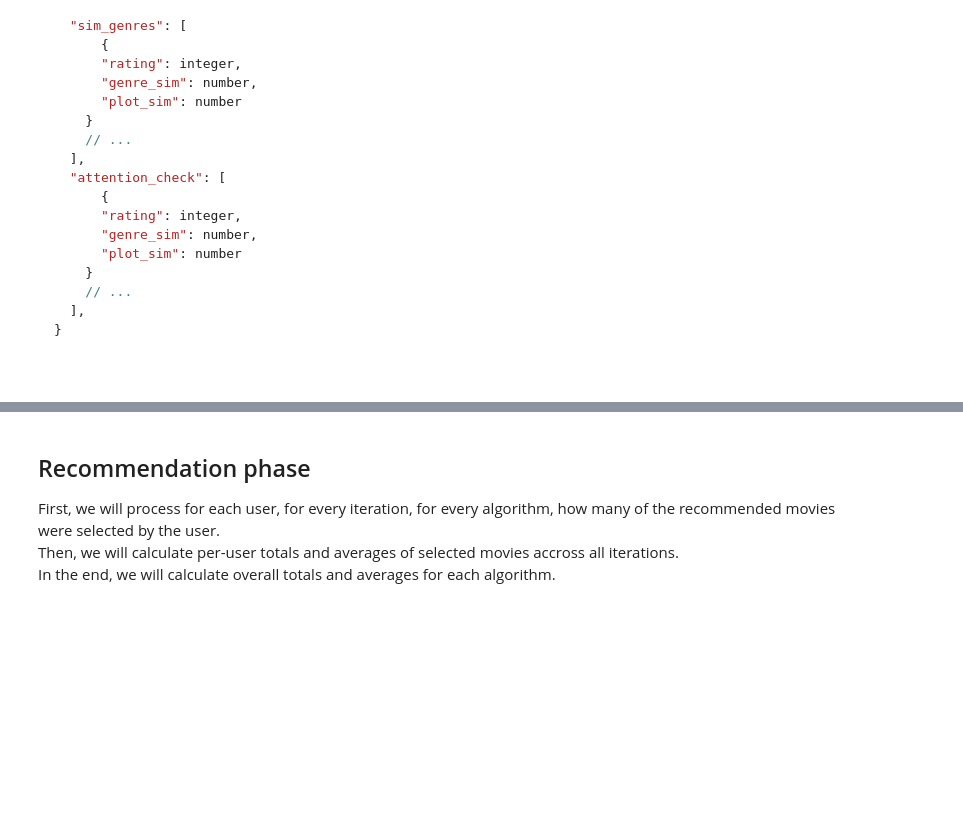
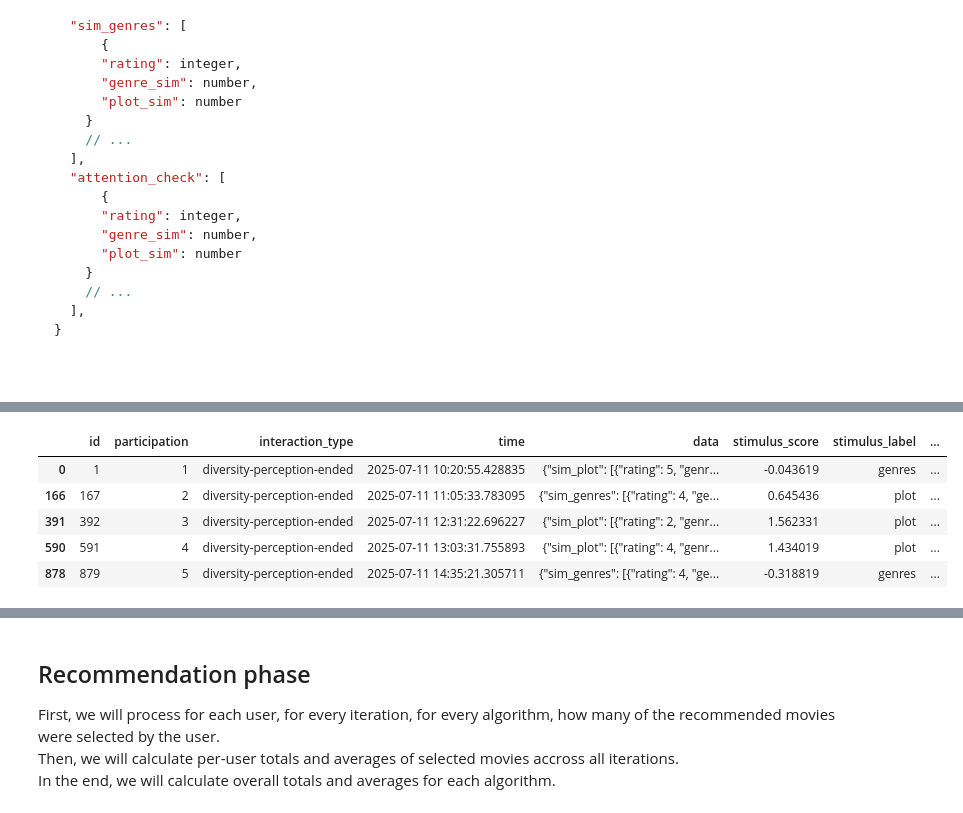
Before and after one commit to RichardFedak/llm-diversity, a Jupyter notebook: experiment/EasyStudy/reporting/report_pre_study.ipynb, the cells around one changed output, grey strips where cells are left out. Drawn from its saved outputs; the diff is of its cells as text; code cells hidden in the pictures; blank space fills up the shorter version.

```diff
--- a/experiment/EasyStudy/reporting/report_pre_study.ipynb
+++ b/experiment/EasyStudy/reporting/report_pre_study.ipynb
@@ -168,0 +137,78 @@ overall_avg
+# %%
+class DiversityStimulus(str, Enum):
+    GENRES = "genres"
+    PLOT = "plot"
+
+def rating_to_directional_effect(rating):
+    """
+    Convert rating to effect:
+    - 1 or 2 -> user thinks movies are similar → +delta
+    - 4 or 5 -> user thinks movies are diverse → -delta
+    - 3 → neutral, no effect
+    """
+    if rating in (1, 2):
+        return 1
+    elif rating in (4, 5):
+        return -1
+    else:
+        return 0
+
+def compute_pair_deltas(pairs):
+    """
+    Compute signed delta for each pair based on plot_sim and genre_sim.
+    Positive delta if plot_sim > genre_sim (push toward plot),
+    negative if genre_sim > plot_sim (push toward genre).
+    """
+    deltas = []
+    for pair in pairs:
+        plot_sim = float(pair['plot_sim'])
+        genre_sim = float(pair['genre_sim'])
+        diff = abs(plot_sim - genre_sim)
+        direction = 1 if plot_sim > genre_sim else -1
+        deltas.append(direction * diff)
+    return deltas
+
+def compute_stimulus_score(div_perception):
+    """
+    Given the diversity perception data JSON (dict),
+    compute total stimulus score as sum of rating effect * delta,
+    return numeric score and final stimulus type label.
+    """
+    all_pairs = div_perception.get('sim_genres', []) + div_perception.get('sim_plot', [])
+    ratings = [int(item['rating']) for item in all_pairs]
+
+    deltas = compute_pair_deltas(all_pairs)
+
+    stimulus_score = 0.0
+    for delta, rating in zip(deltas, ratings):
+        effect = rating_to_directional_effect(rating)
+        stimulus_score += effect * delta
+
+    stimulus_label = DiversityStimulus.PLOT if stimulus_score >= 0 else DiversityStimulus.GENRES
+    return stimulus_score, stimulus_label.value
+
+def apply_stimulus(row):
+    data_json = json.loads(row['data'])
+    score, label = compute_stimulus_score(data_json)
+    return pd.Series({"stimulus_score": score, "stimulus_label": label})
+
+div_df[['stimulus_score', 'stimulus_label']] = div_df.apply(apply_stimulus, axis=1)
+
+def extract_plot_genres_avg(json_blob):
+    d = json.loads(json_blob)
+    sim_plot = d.get("sim_plot", [])
+    sim_genres = d.get("sim_genres", [])
+    sim_plot_avg = np.mean([item["rating"] for item in sim_plot])
+    sim_genres_avg = np.mean([item["rating"] for item in sim_genres])
+    return pd.Series({"sim_plot_avg": sim_plot_avg, "sim_genres_avg": sim_genres_avg})
+
+div_df[['sim_plot_avg', 'sim_genres_avg']] = div_df['data'].apply(extract_plot_genres_avg)
+
+div_df.head(5)
+# %% [output]
+|  | id | participation | interaction_type | time | data | stimulus_score | stimulus_label | ... |
+| 0 | 1 | 1 | diversity-perception-ended | 2025-07-11 10:20:55.428835 | {"sim_plot": [{"rating": 5, "genr... | -0.043619 | genres | ... |
+| 166 | 167 | 2 | diversity-perception-ended | 2025-07-11 11:05:33.783095 | {"sim_genres": [{"rating": 4, "ge... | 0.645436 | plot | ... |
+| 391 | 392 | 3 | diversity-perception-ended | 2025-07-11 12:31:22.696227 | {"sim_plot": [{"rating": 2, "genr... | 1.562331 | plot | ... |
+| 590 | 591 | 4 | diversity-perception-ended | 2025-07-11 13:03:31.755893 | {"sim_plot": [{"rating": 4, "genr... | 1.434019 | plot | ... |
+| 878 | 879 | 5 | diversity-perception-ended | 2025-07-11 14:35:21.305711 | {"sim_genres": [{"rating": 4, "ge... | -0.318819 | genres | ... |
```
Also changed, not shown: parts of 7 cells of this notebook.
